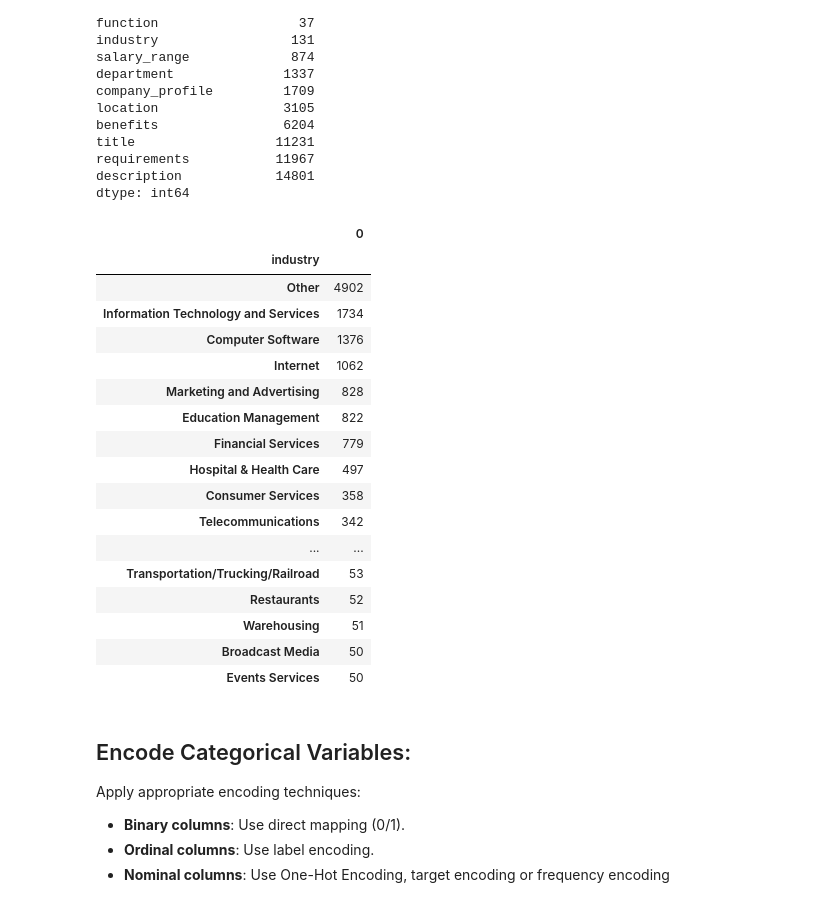
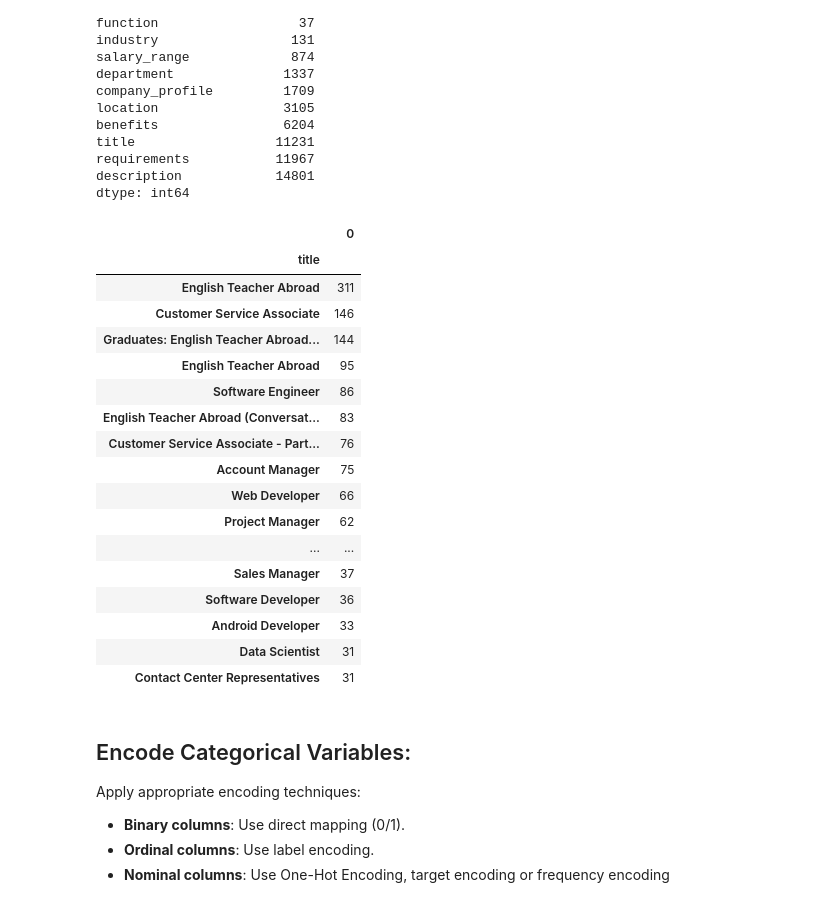
Before and after one commit to geekcourses/RealFakeJobPostingPrediction_Mitko, a Jupyter notebook: src/data_preprocessing.ipynb, the cells around one changed output. Drawn from its saved outputs; the diff is of its cells as text; code cells hidden in the pictures.

```diff
--- a/src/data_preprocessing.ipynb
+++ b/src/data_preprocessing.ipynb
@@ -122,13 +122,13 @@ dtype: int64
 # %%
-def show_top_unique_value_counts(column, N=20):
-    data = df[column].value_counts().sort_values(ascending=False).head(N)
+def show_top_unique_value_counts(column, ascending=False, N=20):
+    data = df[column].value_counts().sort_values(ascending=ascending).head(N)
 
     # Display Series with index stripped to 80 characters
     padded_index = data.index.to_series().str.slice(0,80)
     display_df = pd.DataFrame(data.values, index=padded_index)
     return display_df
 
-show_top_unique_value_counts('employment_type', 15)
+show_top_unique_value_counts('employment_type', ascending=False, N=15)
 # %% [output]
 |  | 0 |
 | employment_type |  |
@@ -361,26 +364,26 @@ requirements           11967
 description            14801
 dtype: int64
 # %%
-show_top_unique_value_counts(column='industry', N=50)
+show_top_unique_value_counts(column='title',ascending=False, N=30)
 # %% [output]
 |  | 0 |
-| industry |  |
-| Other | 4902 |
-| Information Technology and Services | 1734 |
-| Computer Software | 1376 |
-| Internet | 1062 |
-| Marketing and Advertising | 828 |
-| Education Management | 822 |
-| Financial Services | 779 |
-| Hospital & Health Care | 497 |
-| Consumer Services | 358 |
-| Telecommunications | 342 |
+| title |  |
+| English Teacher Abroad | 311 |
+| Customer Service Associate | 146 |
+| Graduates: English Teacher Abroad... | 144 |
+| English Teacher Abroad | 95 |
+| Software Engineer | 86 |
+| English Teacher Abroad (Conversat... | 83 |
+| Customer Service Associate - Part... | 76 |
+| Account Manager | 75 |
+| Web Developer | 66 |
+| Project Manager | 62 |
 | ... | ... |
-| Transportation/Trucking/Railroad | 53 |
-| Restaurants | 52 |
-| Warehousing | 51 |
-| Broadcast Media | 50 |
-| Events Services | 50 |
+| Sales Manager | 37 |
+| Software Developer | 36 |
+| Android Developer | 33 |
+| Data Scientist | 31 |
+| Contact Center Representatives | 31 |
 # %%
 binary_columns = [
     'has_company_logo',
```
Also changed, not shown: parts of 5 cells of this notebook, 2 other files.
